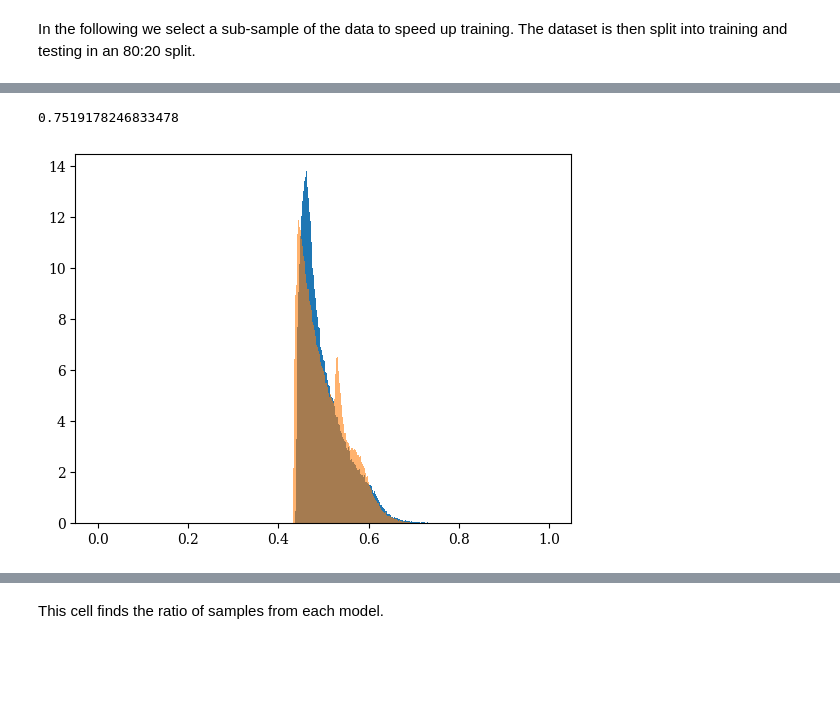
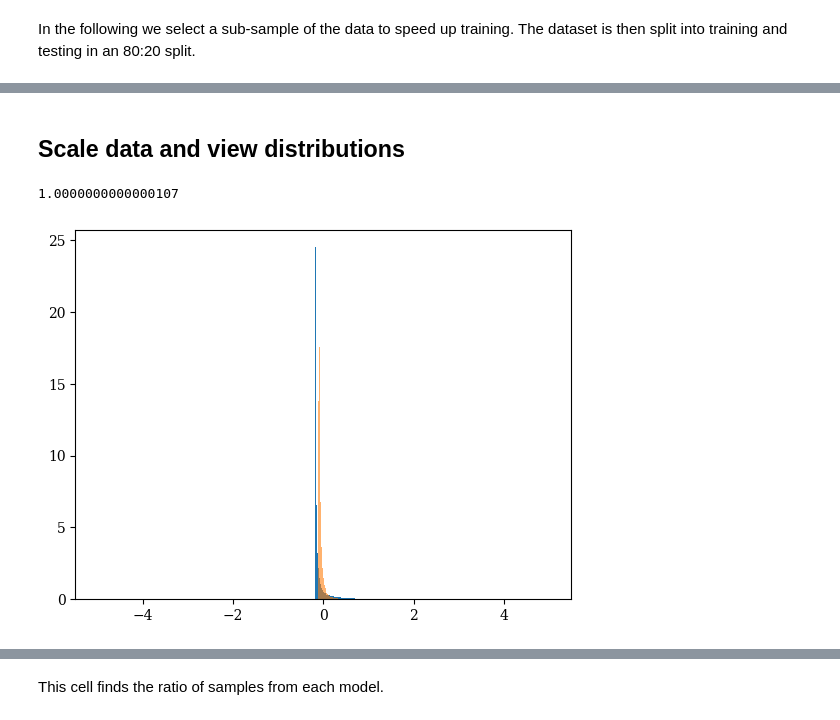
Before and after one commit to cjpdrury/evidence_networks, a Jupyter notebook: evidence_network.ipynb, the cells around one changed output, grey strips where cells are left out. Saved outputs shown, nothing was run; the diff lists cells and outputs as text; code cells hidden in the pictures; blank space fills up the shorter version.

```diff
--- a/evidence_network.ipynb
+++ b/evidence_network.ipynb
@@ -120,8 +120,10 @@ train_SIMB = np.append(train_SIMB, np.ones((len(train_SIMB[:,0]),1)) ,axis=1)
 # %%
 # combine into one dataset
 train_data = np.append(train_SIMB,train_Illu, axis=0 )
-train_data = train_data[:,[1,7,-1]]
-# print(train_Illu.shape)
-# print(train_SIMB.shape)
+
+
+# below is for using stellar mass and stellar metallicity
+# train_data = train_data[:,[1,7,-1]]
+
 print(train_data[:,:-1].shape)
 # %% [output]
@@ -162,21 +170,28 @@ x_train[:,1].min()
+# %% [markdown]
+## Scale data and view distributions
+# %%
+scaler = StandardScaler()
+scaler.fit(x_train)
+x_train_scaled = scaler.transform(x_train)
+x_test_scaled = scaler.transform(x_test)
 # %%
 # normalise training data
-x_train_scaled = np.copy(x_train)
-x_train_scaled[:,0] = np.log(x_train_scaled[:,0])
+# x_train_scaled = np.copy(x_train)
+# x_train_scaled[:,0] = np.log(x_train_scaled[:,0])
 
-x_test_scaled = np.copy(x_test)
-x_test_scaled[:,0] = np.log(x_test_scaled[:,0])
+# x_test_scaled = np.copy(x_test)
+# x_test_scaled[:,0] = np.log(x_test_scaled[:,0])
 
-scaler = StandardScaler()
-scaler.fit(x_train_scaled)
-x_train_scaled = scaler.transform(x_train_scaled)/20.+0.5
-x_test_scaled = scaler.transform(x_test_scaled)/20.+0.5
+# scaler = StandardScaler()
+# scaler.fit(x_train_scaled)
+# x_train_scaled = scaler.transform(x_train_scaled)/20.+0.5
+# x_test_scaled = scaler.transform(x_test_scaled)/20.+0.5
-# %%
-x_train_scaled[:,0].max()
-# %% [output]
-0.7519178246833478
+# %%
+x_train_scaled[:,10].std()
+# %% [output]
+1.0000000000000107
 # %%
-_ = plt.hist(x_train_scaled[:,1],bins=np.linspace(0,1,512),density=True)
-_ = plt.hist(x_train_scaled[:,0],bins=np.linspace(0,1,512),alpha=0.6,density=True)
+_ = plt.hist(x_train_scaled[:,1],bins=np.linspace(-5,5,512),density=True)
+_ = plt.hist(x_train_scaled[:,0],bins=np.linspace(-5,5,512),alpha=0.6,density=True)
 # %% [output]
-[figure, old version]
+[figure, new version]
```
Also changed, not shown: parts of 5 cells of this notebook.
